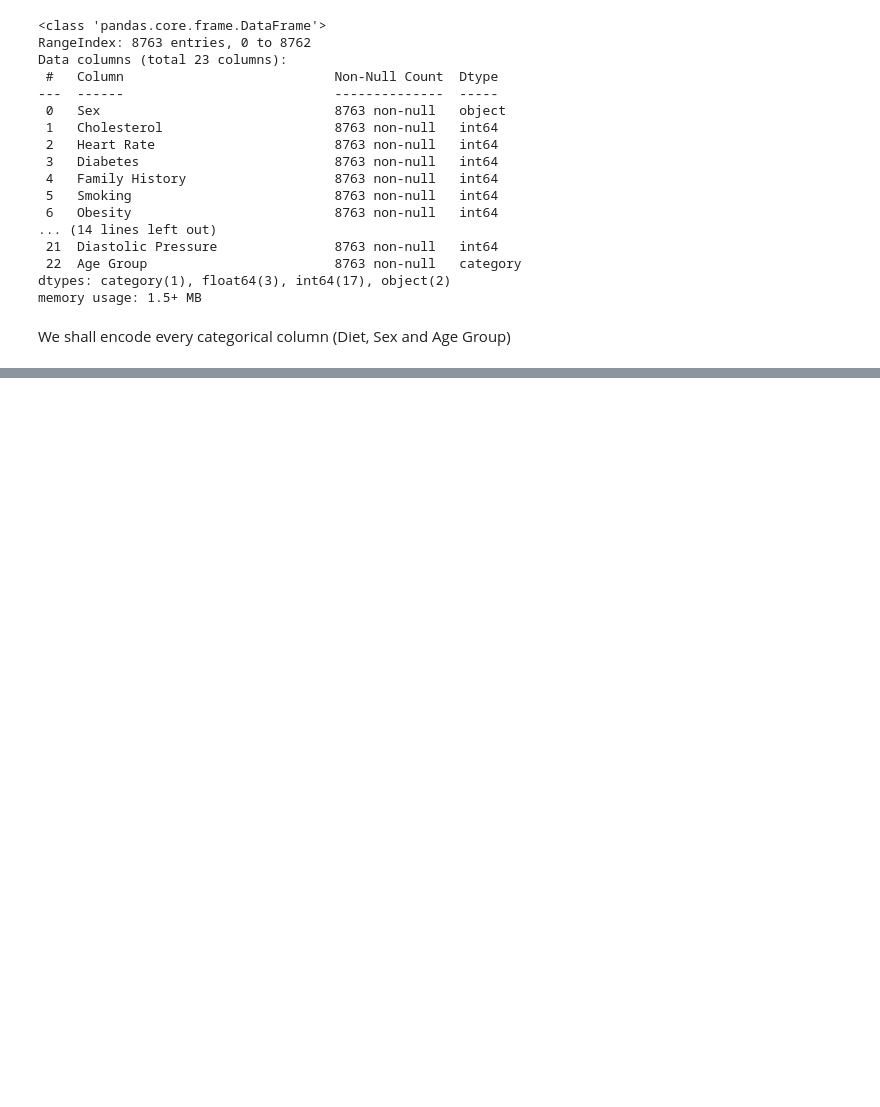
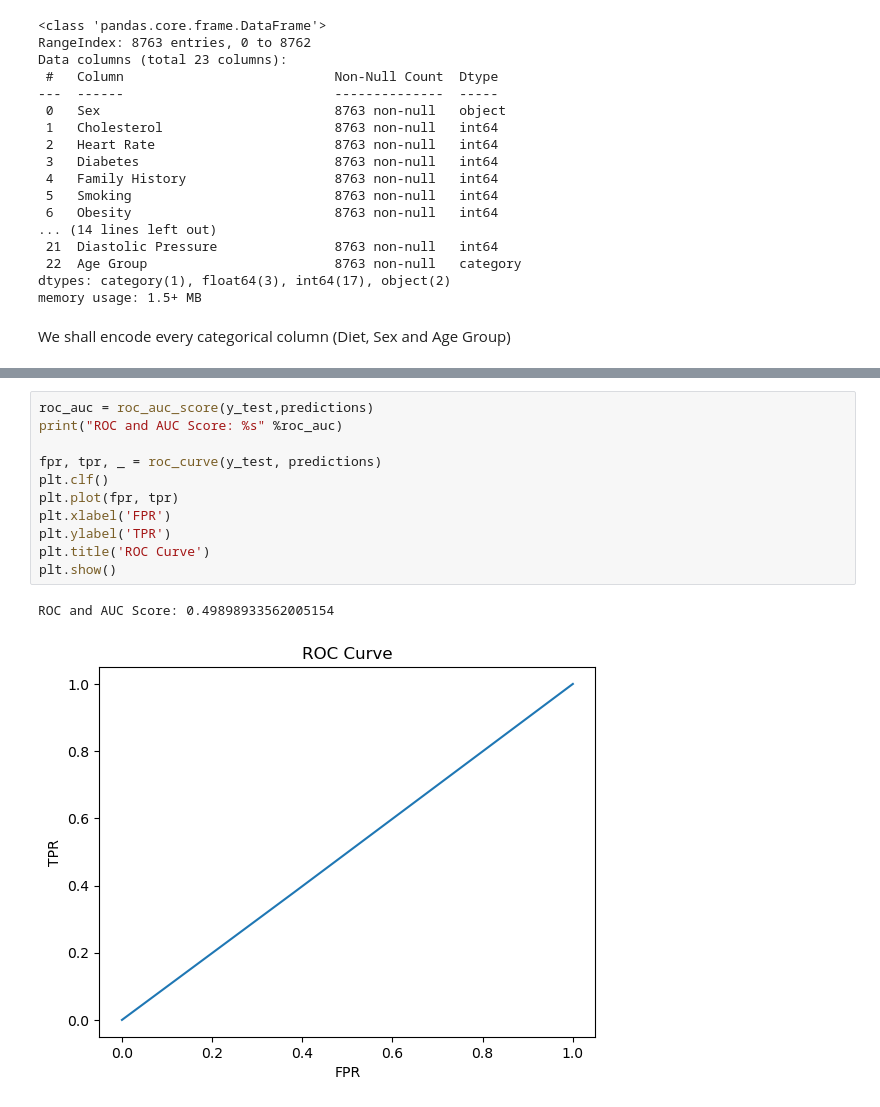
Before and after one commit to AN-DRE4/DadosAprendizagemAutomatica, a Jupyter notebook: HeartAttack.ipynb, the cells around one changed output, grey strips where cells are left out. Cells and saved outputs as stored; diff of their text form; blank space fills up the shorter version.

```diff
--- a/HeartAttack.ipynb
+++ b/HeartAttack.ipynb
@@ -309,0 +355,14 @@ Data pre-processing complete.
+# %%
+roc_auc = roc_auc_score(y_test,predictions)
+print("ROC and AUC Score: %s" %roc_auc)
+
+fpr, tpr, _ = roc_curve(y_test, predictions)
+plt.clf()
+plt.plot(fpr, tpr)
+plt.xlabel('FPR')
+plt.ylabel('TPR')
+plt.title('ROC Curve')
+plt.show()
+# %% [output]
+ROC and AUC Score: 0.49898933562005154
+[figure, added]
```
Also changed, not shown: parts of 34 cells of this notebook.
